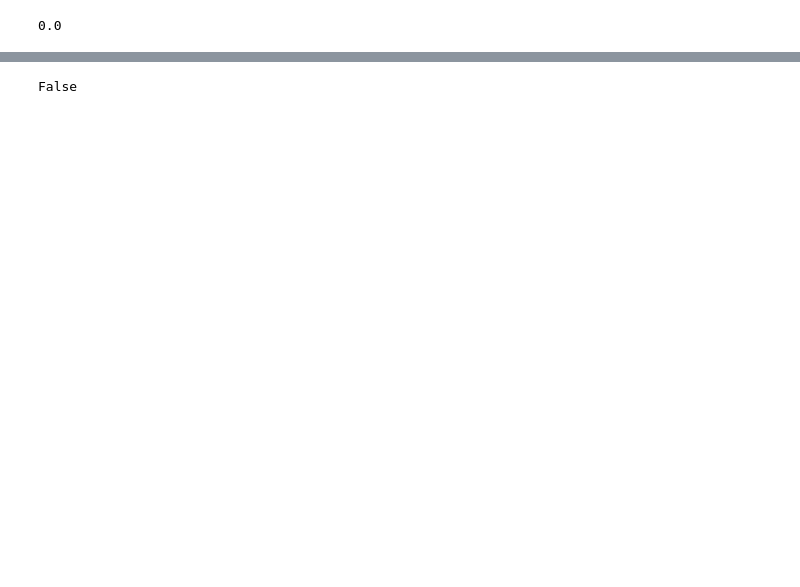
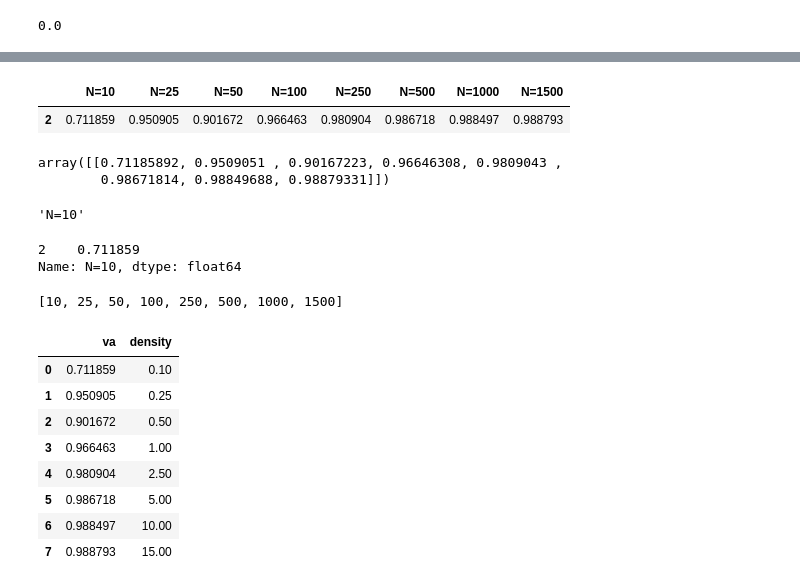
Before and after one commit to JuArce/SS_TP2, a Jupyter notebook: data_analysis/PolarizationExporter.ipynb, the cells around one changed output, grey strips where cells are left out. Cells and saved outputs as stored; diff of their text form; code cells hidden in the pictures; blank space fills up the shorter version.

```diff
--- a/data_analysis/PolarizationExporter.ipynb
+++ b/data_analysis/PolarizationExporter.ipynb
@@ -202,2 +208,44 @@ N=1500
 # %%
 mean_df.to_csv(f"./resources/observable_n_N_{N}_L{L}.csv",index=False)
+# %%
+selected_noise = 0.5
+mean_density_df = mean_density_df.where(mean_df["noise"] == selected_noise).dropna()
+mean_density_df.drop(columns="noise", axis=1, inplace=True)
+mean_density_df
+# %% [output]
+|  | N=10 | N=25 | N=50 | N=100 | N=250 | N=500 | N=1000 | N=1500 |
+| 2 | 0.711859 | 0.950905 | 0.901672 | 0.966463 | 0.980904 | 0.986718 | 0.988497 | 0.988793 |
+# %%
+mean_density_df.values
+# %% [output]
+array([[0.71185892, 0.9509051 , 0.90167223, 0.96646308, 0.9809043 ,
+        0.98671814, 0.98849688, 0.98879331]])
+# %%
+mean_density_df.columns[0]
+# %% [output]
+'N=10'
+# %%
+mean_density_df[mean_density_df.columns[0]]
+# %% [output]
+2    0.711859
+Name: N=10, dtype: float64
+# %%
+N
+# %% [output]
+[10, 25, 50, 100, 250, 500, 1000, 1500]
+# %%
+final_density_df = pd.DataFrame(columns=["va","density"])
+density = [i/(L**2) for i in N]
+final_density_df["density"] = density
+final_density_df["va"] = mean_density_df.values.reshape(8,-1)
+final_density_df
+# %% [output]
+|  | va | density |
+| 0 | 0.711859 | 0.10 |
+| 1 | 0.950905 | 0.25 |
+| 2 | 0.901672 | 0.50 |
+| 3 | 0.966463 | 1.00 |
+| 4 | 0.980904 | 2.50 |
+| 5 | 0.986718 | 5.00 |
+| 6 | 0.988497 | 10.00 |
+| 7 | 0.988793 | 15.00 |
@@ -204,9 +254,6 @@ mean_df.to_csv(f"./resources/observable_n_N_{N}_L{L}.csv",index=False)
 # %%
 w_list_final_data = []
 num_files = list(noises)
-print(len(num_files) == len(w_data_files))
-# %% [output]
-False
 # %%
 for data_files in w_data_files:
     list_final_data = []
```
Also changed, not shown: parts of 17 cells of this notebook, 1 other file.
